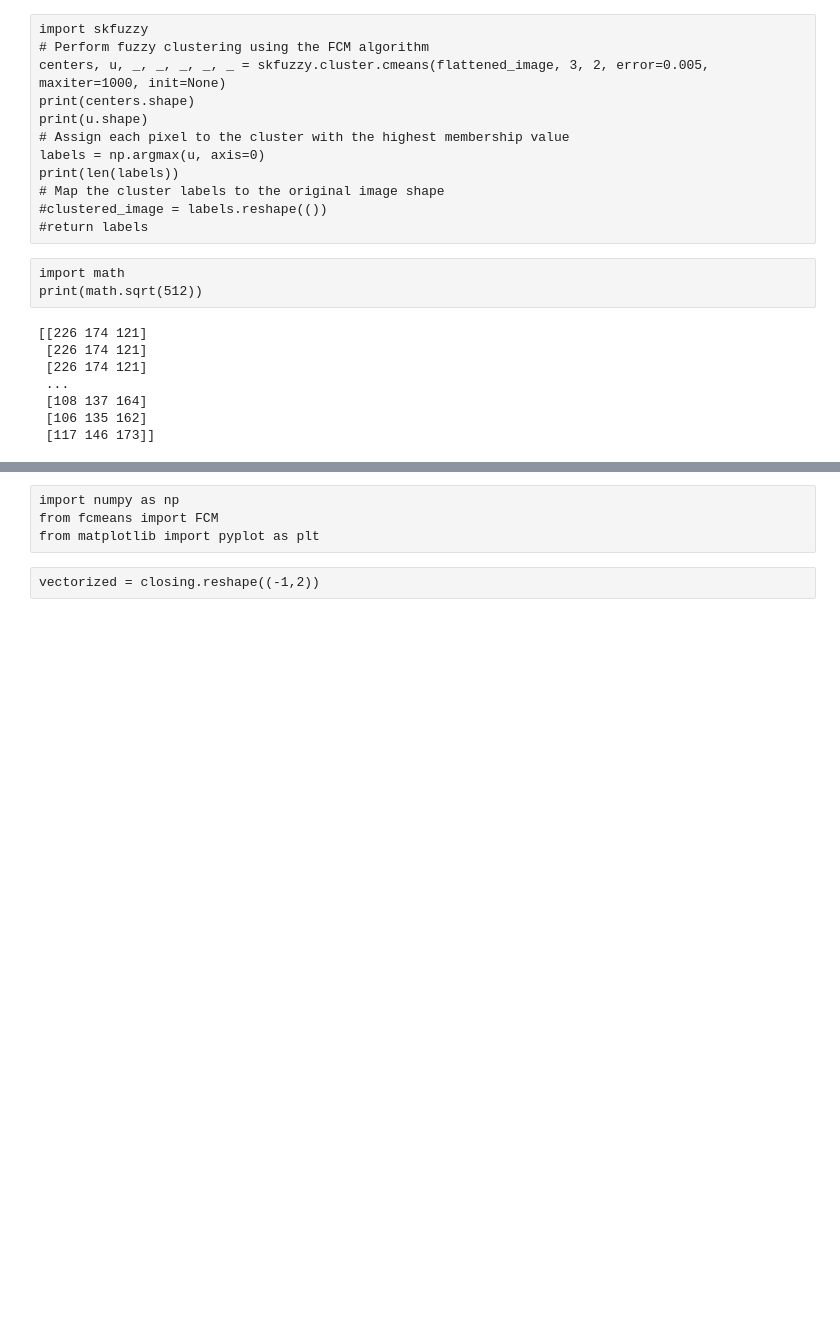
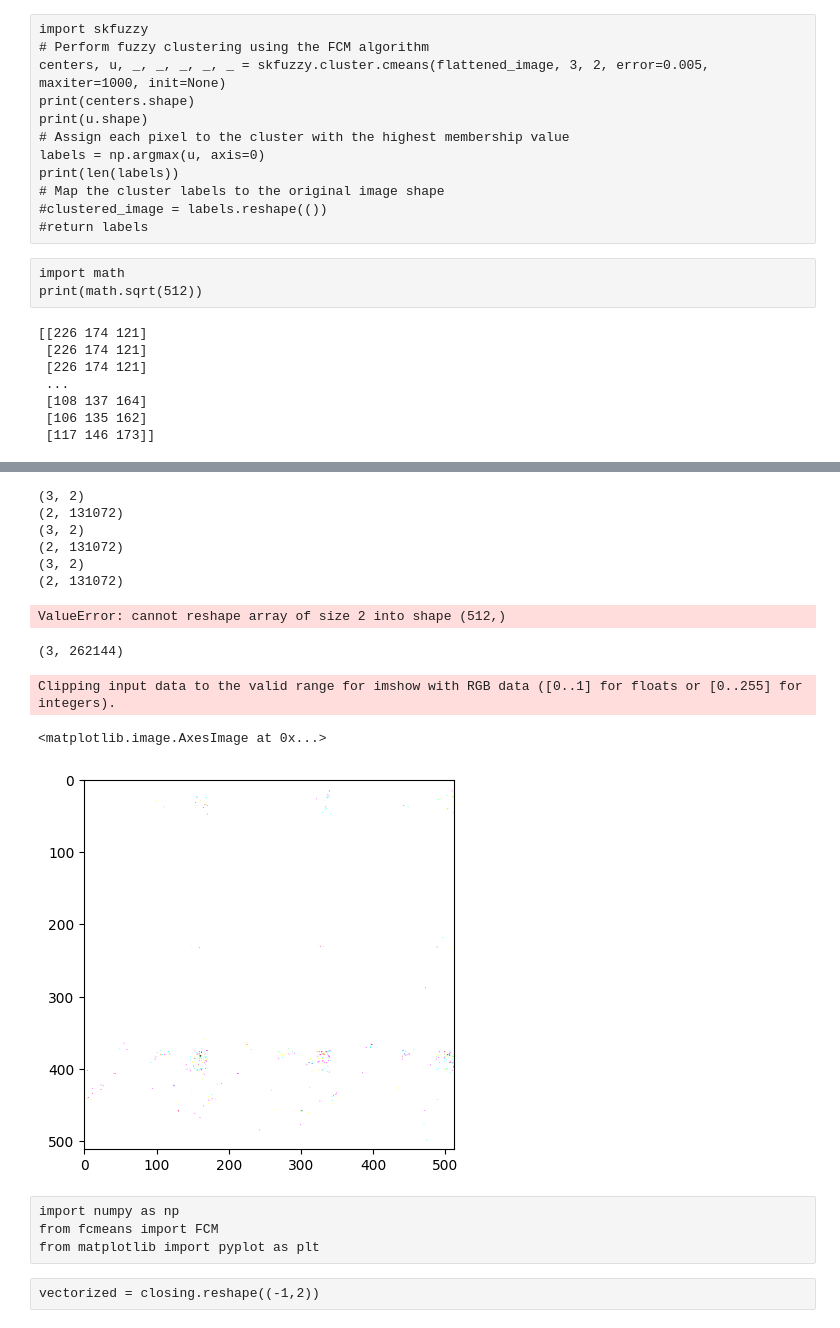
Before and after one commit to ksswaroop/computer-vision-hands-on, a Jupyter notebook: Project/Unpaved Road 0522.ipynb, the cells around one changed output, grey strips where cells are left out. Cells and saved outputs as stored; diff of their text form; code cells hidden in the pictures; blank space fills up the shorter version.

```diff
--- a/Project/Unpaved Road 0522.ipynb
+++ b/Project/Unpaved Road 0522.ipynb
@@ -32,10 +32,10 @@ plt.imshow(vanishing_img)
 <matplotlib.image.AxesImage at 0x...>
 [figure]
 # %%
-def segment_image(infrared_image):
+def segment_image(image):
     # Perform image segmentation using the double-Otsu algorithm
     # Return the segmented image
-    gray = cv.cvtColor(infrared_image, cv.COLOR_BGR2GRAY)
+    gray = cv.cvtColor(image, cv.COLOR_BGR2GRAY)
     # Apply median filter for Smoothing the image
     gray = cv.medianBlur(gray, 5)
     # Apply double-Otsu thresholding to segment the image
@@ -222,0 +230,7 @@ plt.pause(1)
+# %%
+import cv2
+""" Image Segmentation """
+imag = cv2.imread("Image12.jpg", cv2.IMREAD_UNCHANGED)
+#imag = cv2.imread("birds2.jpg", cv2.IMREAD_UNCHANGED)
+#imag = cv2.imread("peppers3.jpg", cv2.IMREAD_UNCHANGED)
+vectorized = imag.reshape((-1,3))
@@ -222,0 +245,15 @@ plt.pause(1)
+# %%
+vectorized = closing.reshape((-1,2))
+# %%
+n_clusters = 3
+#print(len(closing.flatten()))
+#vectorized = closing.reshape((-1,2))
+# Apply fuzzy c-means clustering
+cntr, u, u0, d, jm, p, fpc = fuzz.cluster.cmeans(vectorized, n_clusters, 2, error=0.005, maxiter=1000, init=None)
+# %% [output]
+(3, 2)
+(2, 131072)
+(3, 2)
+(2, 131072)
+(3, 2)
+(2, 131072)
@@ -222,0 +275,19 @@ plt.pause(1)
+# %%
+# Reshape the membership degrees back to the original image shape
+segmented_image = membership_degrees.reshape(closing.shape[1])
+
+# Display the segmented image
+io.imshow(segmented_image)
+io.show()
+# %% [output]
+ValueError: cannot reshape array of size 2 into shape (512,)
+# %%
+print(cntr.shape)
+# %% [output]
+(3, 262144)
+# %%
+plt.imshow(cntr.reshape((imag.shape)))
+# %% [output]
+Clipping input data to the valid range for imshow with RGB data ([0..1] for floats or [0..255] for integers).
+<matplotlib.image.AxesImage at 0x...>
+[figure, added]
```
Also changed, not shown: parts of 6 cells of this notebook.
